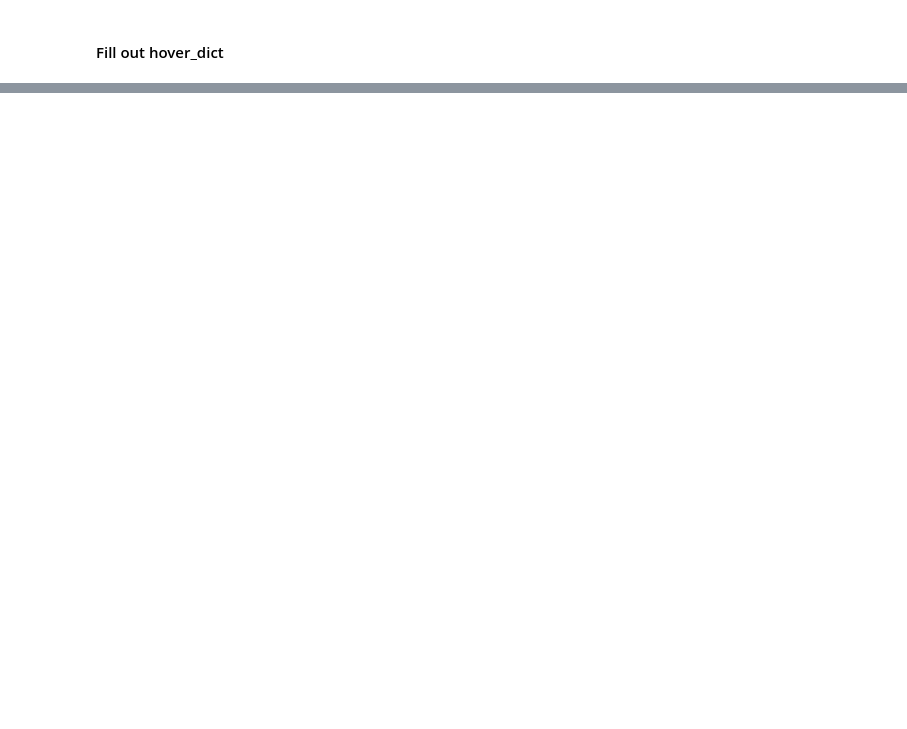
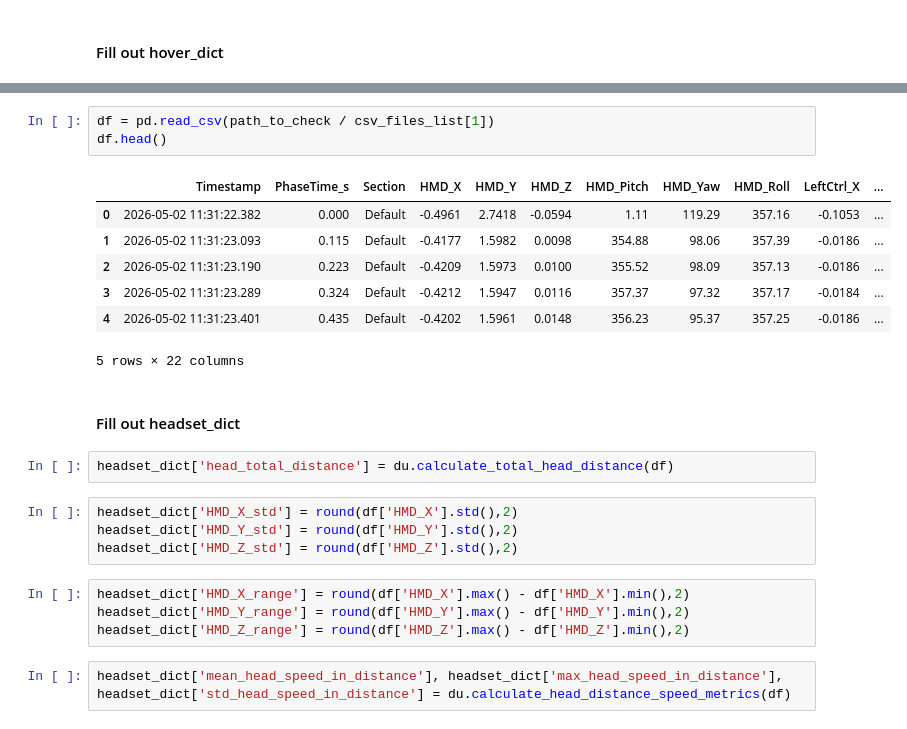
Before and after one commit to sana-mirahsani/detection_AD_with_VR_data, a Jupyter notebook: src/notebooks/1.Extract_feature_vector.ipynb, the cells around one changed output, grey strips where cells are left out. Cells and saved outputs as stored; diff of their text form; blank space fills up the shorter version.

```diff
--- a/src/notebooks/1.Extract_feature_vector.ipynb
+++ b/src/notebooks/1.Extract_feature_vector.ipynb
@@ -371,0 +568,25 @@ np.float64(32.0)
+# %%
+df = pd.read_csv(path_to_check / csv_files_list[1])
+df.head()
+# %% [output]
+|  | Timestamp | PhaseTime_s | Section | HMD_X | HMD_Y | HMD_Z | HMD_Pitch | HMD_Yaw | HMD_Roll | LeftCtrl_X | ... |
+| 0 | 2026-05-02 11:31:22.382 | 0.000 | Default | -0.4961 | 2.7418 | -0.0594 | 1.11 | 119.29 | 357.16 | -0.1053 | ... |
+| 1 | 2026-05-02 11:31:23.093 | 0.115 | Default | -0.4177 | 1.5982 | 0.0098 | 354.88 | 98.06 | 357.39 | -0.0186 | ... |
+| 2 | 2026-05-02 11:31:23.190 | 0.223 | Default | -0.4209 | 1.5973 | 0.0100 | 355.52 | 98.09 | 357.13 | -0.0186 | ... |
+| 3 | 2026-05-02 11:31:23.289 | 0.324 | Default | -0.4212 | 1.5947 | 0.0116 | 357.37 | 97.32 | 357.17 | -0.0184 | ... |
+| 4 | 2026-05-02 11:31:23.401 | 0.435 | Default | -0.4202 | 1.5961 | 0.0148 | 356.23 | 95.37 | 357.25 | -0.0186 | ... |
+5 rows × 22 columns
+# %% [markdown]
+#### Fill out headset_dict
+# %%
+headset_dict['head_total_distance'] = du.calculate_total_head_distance(df)
+# %%
+headset_dict['HMD_X_std'] = round(df['HMD_X'].std(),2)
+headset_dict['HMD_Y_std'] = round(df['HMD_Y'].std(),2)
+headset_dict['HMD_Z_std'] = round(df['HMD_Z'].std(),2)
+# %%
+headset_dict['HMD_X_range'] = round(df['HMD_X'].max() - df['HMD_X'].min(),2)
+headset_dict['HMD_Y_range'] = round(df['HMD_Y'].max() - df['HMD_Y'].min(),2)
+headset_dict['HMD_Z_range'] = round(df['HMD_Z'].max() - df['HMD_Z'].min(),2)
+# %%
+headset_dict['mean_head_speed_in_distance'], headset_dict['max_head_speed_in_distance'], headset_dict['std_head_speed_in_distance'] = du.calculate_head_distance_speed_metrics(df)
```
Also changed, not shown: parts of 50 cells of this notebook, 2 other files.
